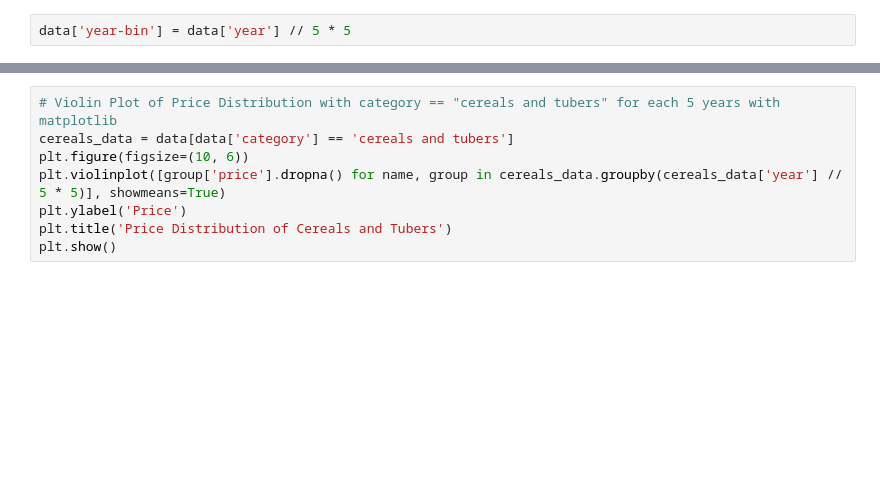
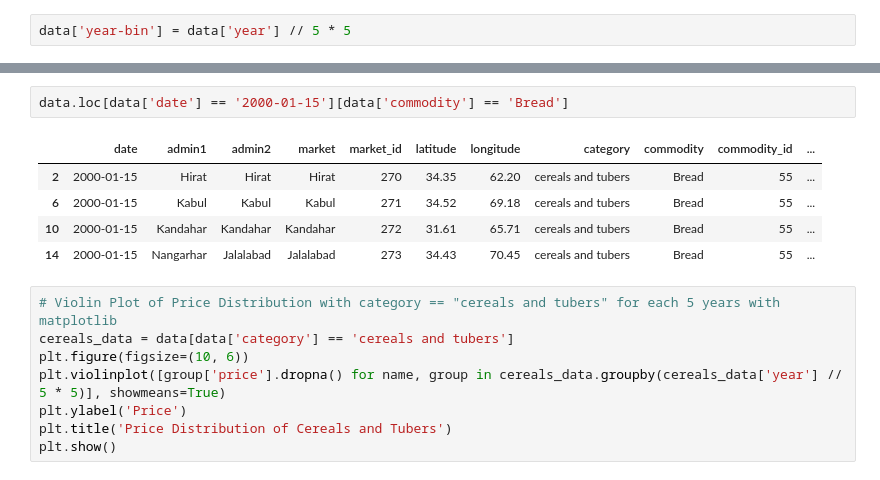
Before and after one commit to group-pi-dataviz/group-pi-dataviz.github.io, a Jupyter notebook: scripts/data_prepocessing_parte2.ipynb, the cells around one changed output, grey strips where cells are left out. Saved outputs shown, nothing was run; the diff lists cells and outputs as text; blank space fills up the shorter version.

```diff
--- a/scripts/data_prepocessing_parte2.ipynb
+++ b/scripts/data_prepocessing_parte2.ipynb
@@ -105,3 +176,11 @@ data['year-bin'] = data['year'] // 5 * 5
+# %%
+data.loc[data['date'] == '2000-01-15'][data['commodity'] == 'Bread']
+# %% [output]
+|  | date | admin1 | admin2 | market | market_id | latitude | longitude | category | commodity | commodity_id | ... |
+| 2 | 2000-01-15 | Hirat | Hirat | Hirat | 270 | 34.35 | 62.20 | cereals and tubers | Bread | 55 | ... |
+| 6 | 2000-01-15 | Kabul | Kabul | Kabul | 271 | 34.52 | 69.18 | cereals and tubers | Bread | 55 | ... |
+| 10 | 2000-01-15 | Kandahar | Kandahar | Kandahar | 272 | 31.61 | 65.71 | cereals and tubers | Bread | 55 | ... |
+| 14 | 2000-01-15 | Nangarhar | Jalalabad | Jalalabad | 273 | 34.43 | 70.45 | cereals and tubers | Bread | 55 | ... |
 # %%
 # Violin Plot of Price Distribution with category == "cereals and tubers" for each 5 years with matplotlib
 cereals_data = data[data['category'] == 'cereals and tubers']
```
Also changed, not shown: parts of 5 cells of this notebook, 3 other files.
